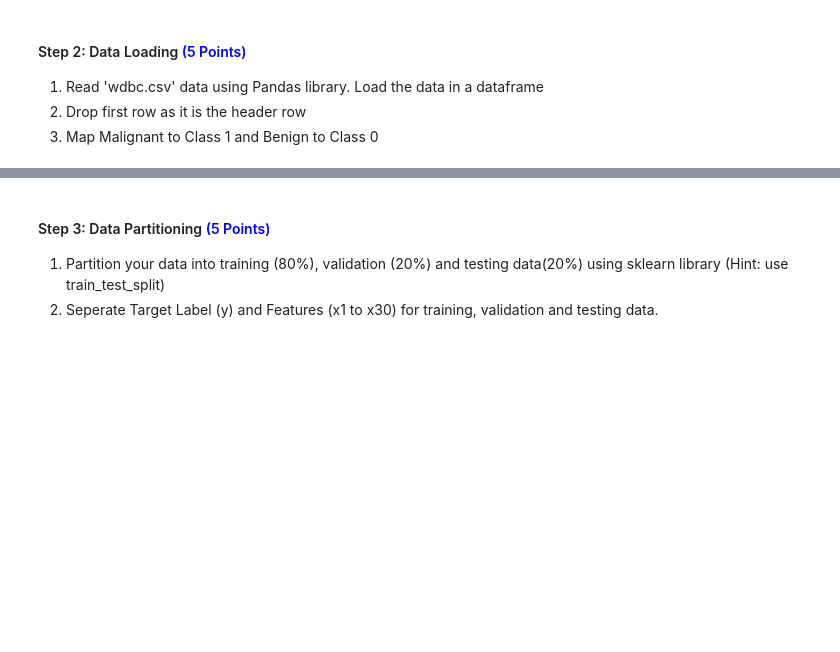
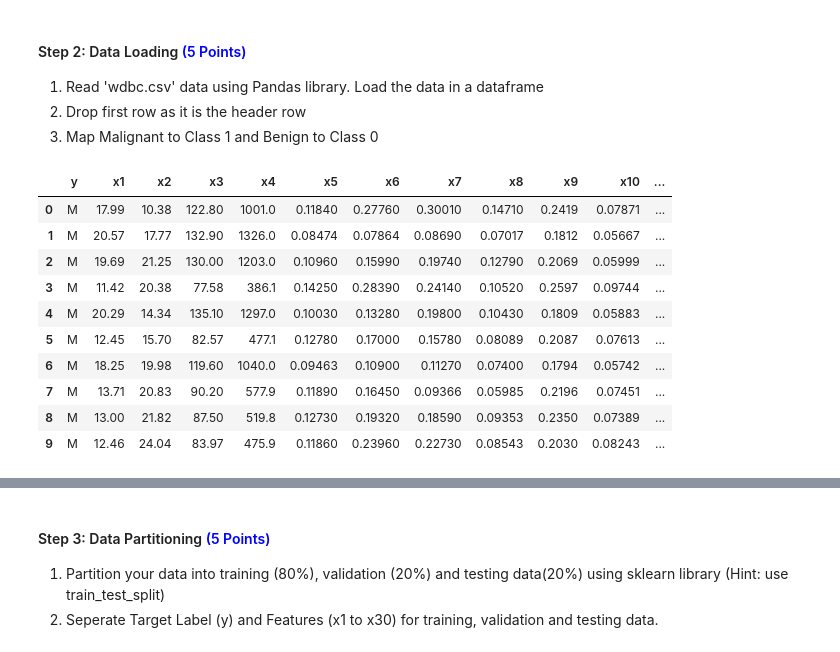
Before and after one commit to chaurasiat/breastcancer_logisticRegression, a Jupyter notebook: main.ipynb, the cells around one changed output, grey strips where cells are left out. Drawn from its saved outputs; the diff is of its cells as text; code cells hidden in the pictures; blank space fills up the shorter version.

```diff
--- a/main.ipynb
+++ b/main.ipynb
@@ -67,3 +65,31 @@ from numpy import savetxt, loadtxt
 1. Read 'wdbc.csv' data using Pandas library. Load the data in a dataframe
 2. Drop first row as it is the header row
 2. Map Malignant to Class 1 and Benign to Class 0
+# %%
+data = pd.read_csv("wdbc.csv")
+data.shape
+data.head(10)
+# data.isna().sum()
+
+# X = data.iloc[:, data.columns != 'y'].values
+# # Y = data['y']
+# # X,Y
+# Y = Y.map({'M': 1, 'B': 0})
+# Y=Y.values
+# data.shape
+# data.isna().sum()
+# data['y'].value_counts()
+# data.dtypes
+# type(X,Y.values)
+# %% [output]
+|  | y | x1 | x2 | x3 | x4 | x5 | x6 | x7 | x8 | x9 | x10 | ... |
+| 0 | M | 17.99 | 10.38 | 122.80 | 1001.0 | 0.11840 | 0.27760 | 0.30010 | 0.14710 | 0.2419 | 0.07871 | ... |
+| 1 | M | 20.57 | 17.77 | 132.90 | 1326.0 | 0.08474 | 0.07864 | 0.08690 | 0.07017 | 0.1812 | 0.05667 | ... |
+| 2 | M | 19.69 | 21.25 | 130.00 | 1203.0 | 0.10960 | 0.15990 | 0.19740 | 0.12790 | 0.2069 | 0.05999 | ... |
+| 3 | M | 11.42 | 20.38 | 77.58 | 386.1 | 0.14250 | 0.28390 | 0.24140 | 0.10520 | 0.2597 | 0.09744 | ... |
+| 4 | M | 20.29 | 14.34 | 135.10 | 1297.0 | 0.10030 | 0.13280 | 0.19800 | 0.10430 | 0.1809 | 0.05883 | ... |
+| 5 | M | 12.45 | 15.70 | 82.57 | 477.1 | 0.12780 | 0.17000 | 0.15780 | 0.08089 | 0.2087 | 0.07613 | ... |
+| 6 | M | 18.25 | 19.98 | 119.60 | 1040.0 | 0.09463 | 0.10900 | 0.11270 | 0.07400 | 0.1794 | 0.05742 | ... |
+| 7 | M | 13.71 | 20.83 | 90.20 | 577.9 | 0.11890 | 0.16450 | 0.09366 | 0.05985 | 0.2196 | 0.07451 | ... |
+| 8 | M | 13.00 | 21.82 | 87.50 | 519.8 | 0.12730 | 0.19320 | 0.18590 | 0.09353 | 0.2350 | 0.07389 | ... |
+| 9 | M | 12.46 | 24.04 | 83.97 | 475.9 | 0.11860 | 0.23960 | 0.22730 | 0.08543 | 0.2030 | 0.08243 | ... |
```
Also changed, not shown: parts of 16 cells of this notebook, 2 other files.
